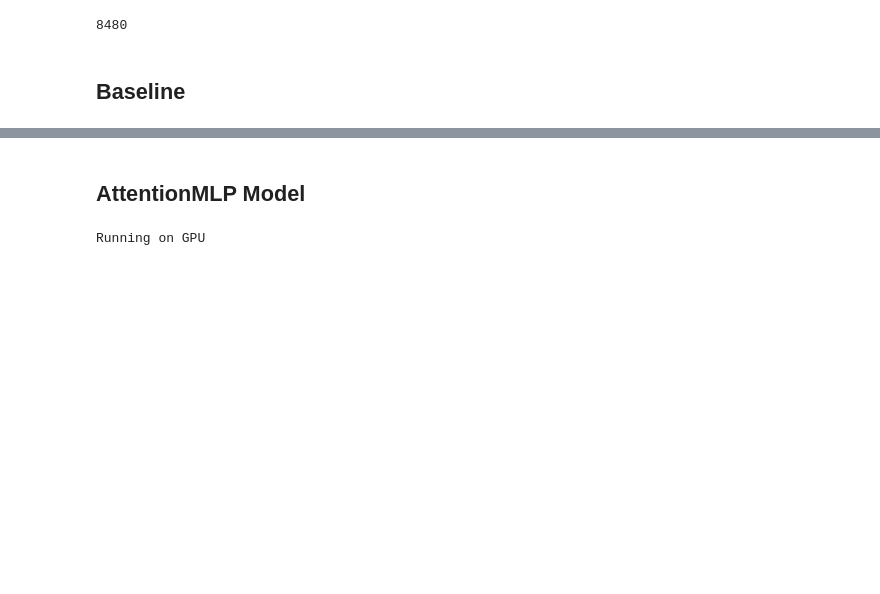
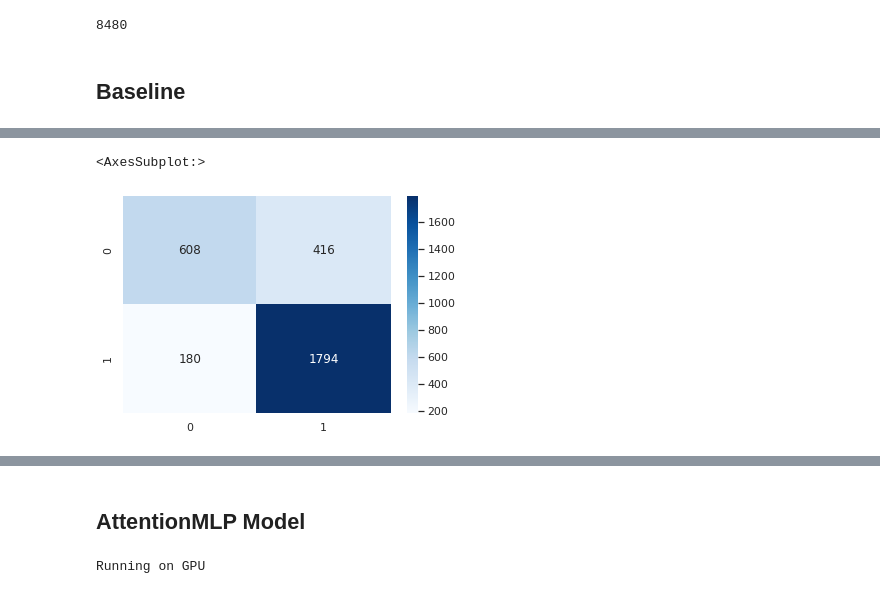
Before and after one commit to lilf4p/hlt-project, a Jupyter notebook: notebook/chunk_classification.ipynb, the cells around one changed output, grey strips where cells are left out. Cells and saved outputs as stored; diff of their text form; code cells hidden in the pictures; blank space fills up the shorter version.

```diff
--- a/notebook/chunk_classification.ipynb
+++ b/notebook/chunk_classification.ipynb
@@ -128,26 +131,19 @@ plt.show()
 # %%
-# BASELINE on avg of chunks
-
 from sklearn.ensemble import RandomForestClassifier
 from sklearn.model_selection import train_test_split
 from sklearn.metrics import classification_report
 from sklearn.metrics import f1_score
 
-# Assuming you have already defined and scaled mean_train and train_dataset.labels
-
-# Splitting the data into training and testing sets
-X_train, X_test, y_train, y_test = train_test_split(train_scaled, train_dataset.labels, test_size=0.2, random_state=42)
-
 # Initializing the Random Forest classifier
 rf_classifier = RandomForestClassifier(n_estimators=100, random_state=42)
 
 # Training the classifier
-rf_classifier.fit(X_train, y_train)
+rf_classifier.fit(first_chunk_train, train_dataset.labels)
 
 # Predicting on the test set
-y_pred = rf_classifier.predict(X_test)
+y_pred = rf_classifier.predict(first_chunk_test)
 
 # Calculating metrics
-f1 = f1_score(y_test, y_pred, average='weighted')
-print(classification_report(y_test, y_pred))
+f1 = f1_score(test_dataset.labels, y_pred, average='weighted')
+print(classification_report(test_dataset.labels, y_pred))
 print("Random Forest F1:", f1)
@@ -158,12 +165,12 @@ from sklearn.svm import SVC
 svm_classifier = SVC(kernel='linear', random_state=42)
 
 # Training the classifier
-svm_classifier.fit(X_train, y_train)
+svm_classifier.fit(first_chunk_train, train_dataset.labels)
 
 # Predicting on the test set
-y_pred_svm = svm_classifier.predict(X_test)
+y_pred_svm = svm_classifier.predict(first_chunk_test)
 
 # Calculating metrics
-f1 = f1_score(y_test, y_pred_svm, average='weighted')
-print(classification_report(y_test, y_pred_svm))
+f1 = f1_score(test_dataset.labels, y_pred_svm, average='weighted')
+print(classification_report(test_dataset.labels, y_pred_svm))
 print("SVM F1:", f1)
@@ -170,3 +188,11 @@ print("SVM F1:", f1)
+# %%
+from sklearn.metrics import confusion_matrix
+import seaborn as sns
+cm = confusion_matrix(test_dataset.labels, y_pred_svm)
+sns.heatmap(cm, annot=True, cmap='Blues', fmt='d')
+# %% [output]
+<AxesSubplot:>
+[figure, added]
 # %%
 from sklearn.neural_network import MLPClassifier
 
```
Also changed, not shown: parts of 13 cells of this notebook, 1 other file.
